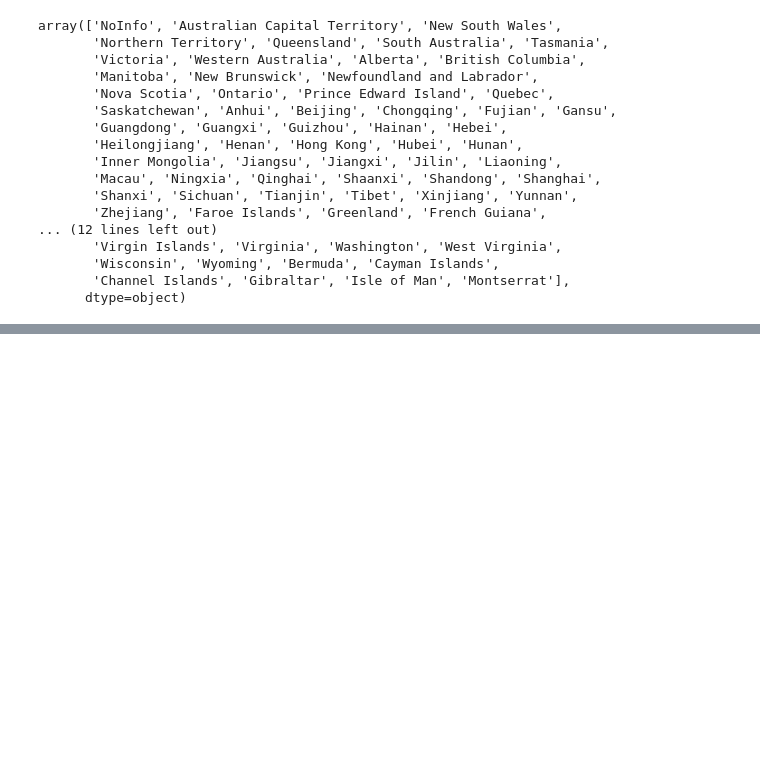
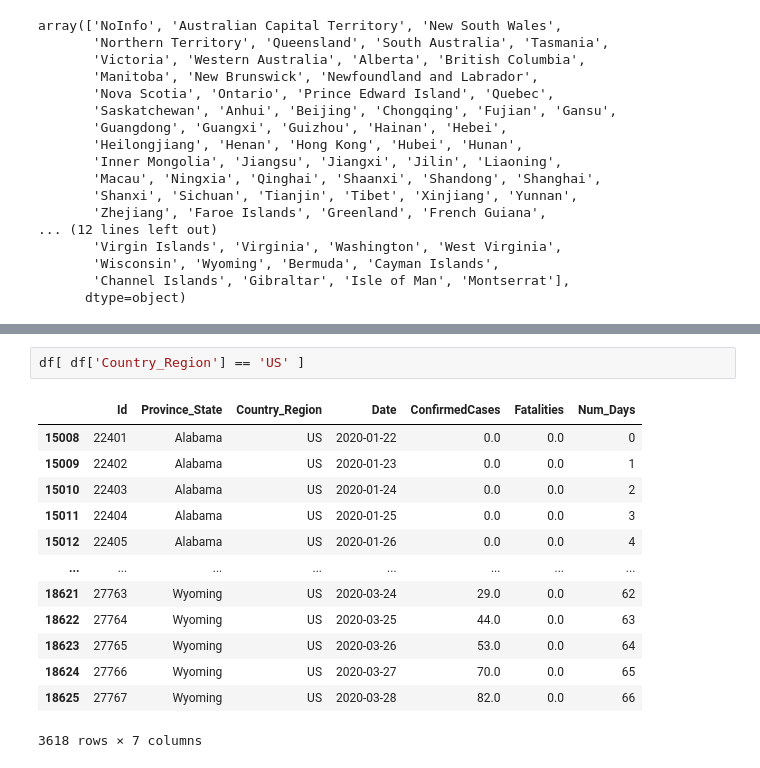
Before and after one commit to mail02ankit/covid19, a Jupyter notebook: ankit_notebook.ipynb, the cells around one changed output, grey strips where cells are left out. Saved outputs shown, nothing was run; the diff lists cells and outputs as text; blank space fills up the shorter version.

```diff
--- a/ankit_notebook.ipynb
+++ b/ankit_notebook.ipynb
@@ -130,0 +238,16 @@ for iPlot in [0,1]:
+# %%
+df[ df['Country_Region'] == 'US' ]
+# %% [output]
+|  | Id | Province_State | Country_Region | Date | ConfirmedCases | Fatalities | Num_Days |
+| 15008 | 22401 | Alabama | US | 2020-01-22 | 0.0 | 0.0 | 0 |
+| 15009 | 22402 | Alabama | US | 2020-01-23 | 0.0 | 0.0 | 1 |
+| 15010 | 22403 | Alabama | US | 2020-01-24 | 0.0 | 0.0 | 2 |
+| 15011 | 22404 | Alabama | US | 2020-01-25 | 0.0 | 0.0 | 3 |
+| 15012 | 22405 | Alabama | US | 2020-01-26 | 0.0 | 0.0 | 4 |
+| ... | ... | ... | ... | ... | ... | ... | ... |
+| 18621 | 27763 | Wyoming | US | 2020-03-24 | 29.0 | 0.0 | 62 |
+| 18622 | 27764 | Wyoming | US | 2020-03-25 | 44.0 | 0.0 | 63 |
+| 18623 | 27765 | Wyoming | US | 2020-03-26 | 53.0 | 0.0 | 64 |
+| 18624 | 27766 | Wyoming | US | 2020-03-27 | 70.0 | 0.0 | 65 |
+| 18625 | 27767 | Wyoming | US | 2020-03-28 | 82.0 | 0.0 | 66 |
+3618 rows × 7 columns
```
Also changed, not shown: parts of 13 cells of this notebook.
